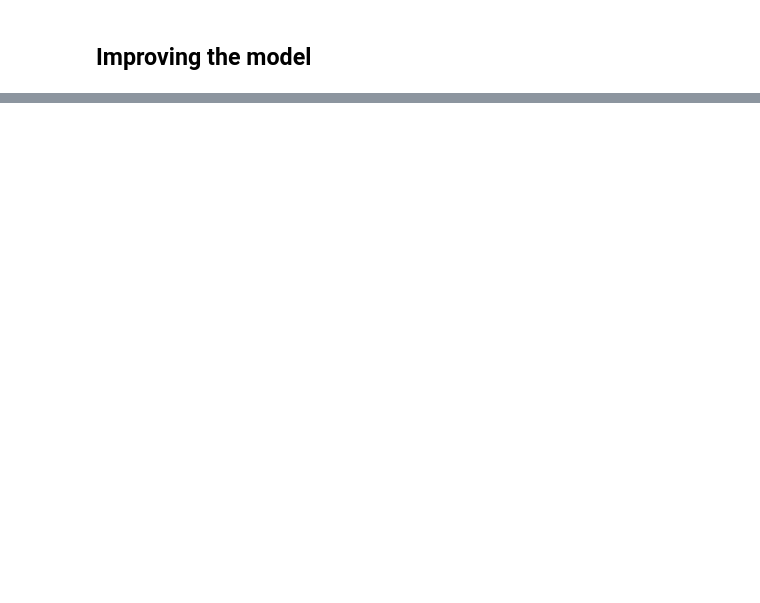
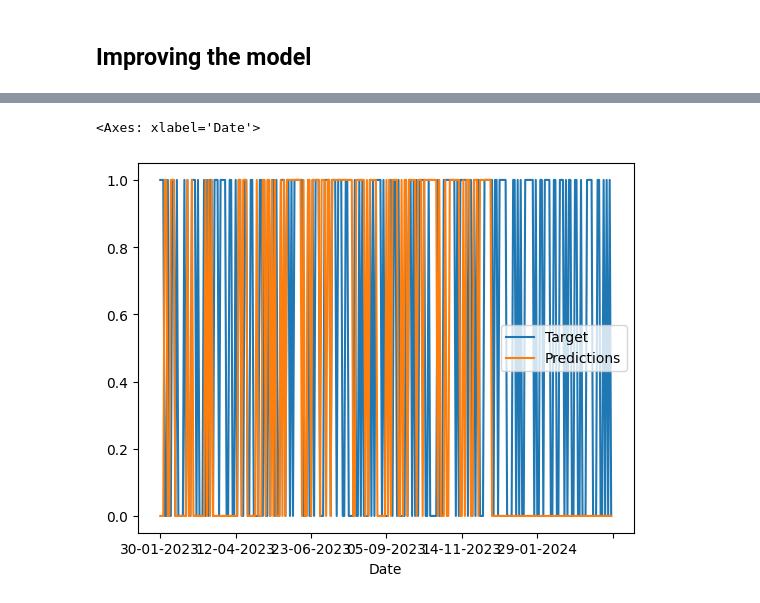
Before and after one commit to JerzyJaneczek/Personal-Portfolio, a Jupyter notebook: Project1/StockMarket.ipynb, the cells around one changed output, grey strips where cells are left out. Cells and saved outputs as stored; diff of their text form; code cells hidden in the pictures; blank space fills up the shorter version.

```diff
--- a/Project1/StockMarket.ipynb
+++ b/Project1/StockMarket.ipynb
@@ -174,0 +327,7 @@ precision_score(predictions["Target"], predictions["Predictions"])
+# %%
+tech #tech data starts from: 2015-12-03
+
+sp500_tech = sp500.loc["2015-12-03":].copy()
+sp500_tech.index = sp500_tech.index.strftime('%d-%m-%Y')
+sp500_tech = sp500_tech.join(tech, on="Date")
+sp500_tech
@@ -174,0 +404,2 @@ precision_score(predictions["Target"], predictions["Predictions"])
+# %%
+model = RandomForestClassifier(n_estimators=200, min_samples_split=50, random_state=1)
@@ -174,0 +426,22 @@ precision_score(predictions["Target"], predictions["Predictions"])
+# %%
+def predict(train, test, predictors, model):
+    model.fit(train[predictors], train["Target"])
+    # Method 1 - Use 0.5 as the decision boundry for up/down
+    preds = model.predict(test[predictors])
+    preds = pd.Series(preds,index=test.index, name ="Predictions")
+
+
+    # Method 2 - Use 0.5 as the decision boundry for up/down
+    # preds = model.predict_proba(test[predictors])[:,1] #Return probaility of going up/down
+    # print(preds)[:200]
+    # preds[preds>=0.6 ] =1 #Setting this to 0.6 means that when we actually predict a 1, we are more confident it actually goes up, this reduces trading days
+    # preds[preds<=0.6 ] =0
+    # preds = pd.Series(preds,index=test.index, name ="Predictions")
+
+    ##Keep everything else the same
+    combined = pd.concat([test["Target"], preds] , axis = 1)
+    return combined
+# %%
+train = sp500_tech.iloc[0:1800].copy()
+test = sp500_tech.iloc[1800:].copy()
+predictions = predict(train,test, predictors, model)
@@ -174,0 +497,6 @@ precision_score(predictions["Target"], predictions["Predictions"])
+# %%
+combined = pd.concat([predictions["Target"][:300], predictions["Predictions"][:300]], axis=1)
+combined.plot()
+# %% [output]
+<Axes: xlabel='Date'>
+[figure, added]
```
Also changed, not shown: parts of 45 cells of this notebook, 1 other file.
